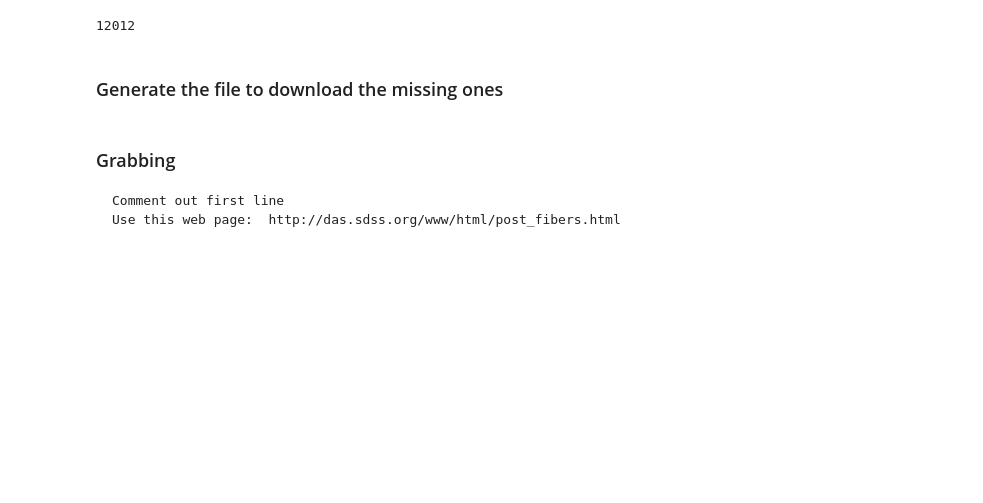
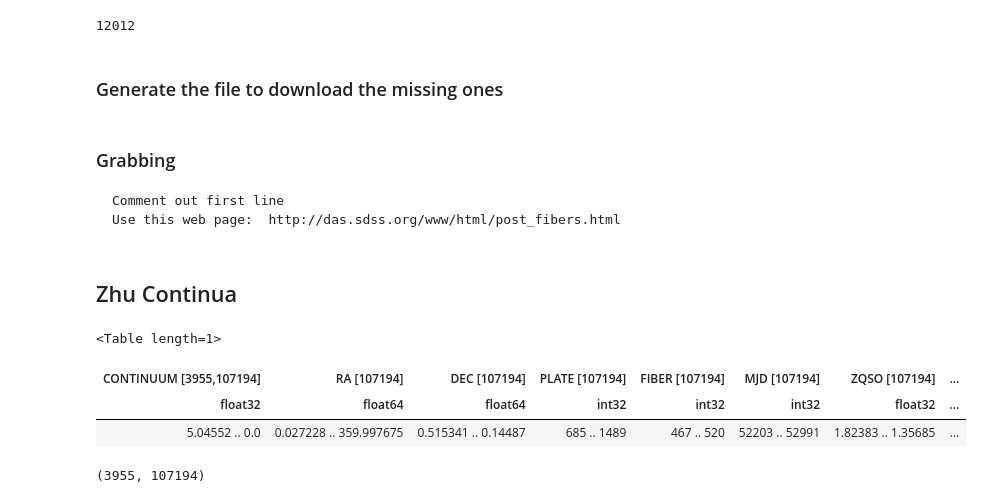
Before and after one commit to specdb/igmspec, a Jupyter notebook: docs/datasets/SDSS_DR7.ipynb, the cells around one changed output. Drawn from its saved outputs; the diff is of its cells as text; code cells hidden in the pictures; blank space fills up the shorter version.

```diff
--- a/docs/datasets/SDSS_DR7.ipynb
+++ b/docs/datasets/SDSS_DR7.ipynb
@@ -95,3 +98,20 @@ need_tbl[5999:].write(os.getenv('RAW_IGMSPEC')+'/SDSS/dr7_neededB.csv')
 ### Grabbing
     Comment out first line
     Use this web page:  http://das.sdss.org/www/html/post_fibers.html
+# %% [markdown]
+## Zhu Continua
+# %%
+cfile = os.getenv('RAW_IGMSPEC')+'/SDSS/ALLQSO_SPEC_106_continuum_nointerp.fits'
+# %%
+conti = Table.read(cfile)
+# %%
+conti[0:3]
+# %% [output]
+<Table length=1>
+| CONTINUUM [3955,107194] | RA [107194] | DEC [107194] | PLATE [107194] | FIBER [107194] | MJD [107194] | ZQSO [107194] | ... |
+| float32 | float64 | float64 | int32 | int32 | int32 | float32 | ... |
+| 5.04552 .. 0.0 | 0.027228 .. 359.997675 | 0.515341 .. 0.14487 | 685 .. 1489 | 467 .. 520 | 52203 .. 52991 | 1.82383 .. 1.35685 | ... |
+# %%
+conti['CONTINUUM'][0].shape
+# %% [output]
+(3955, 107194)
```
Also changed, not shown: parts of 18 cells of this notebook, 4 other files.
